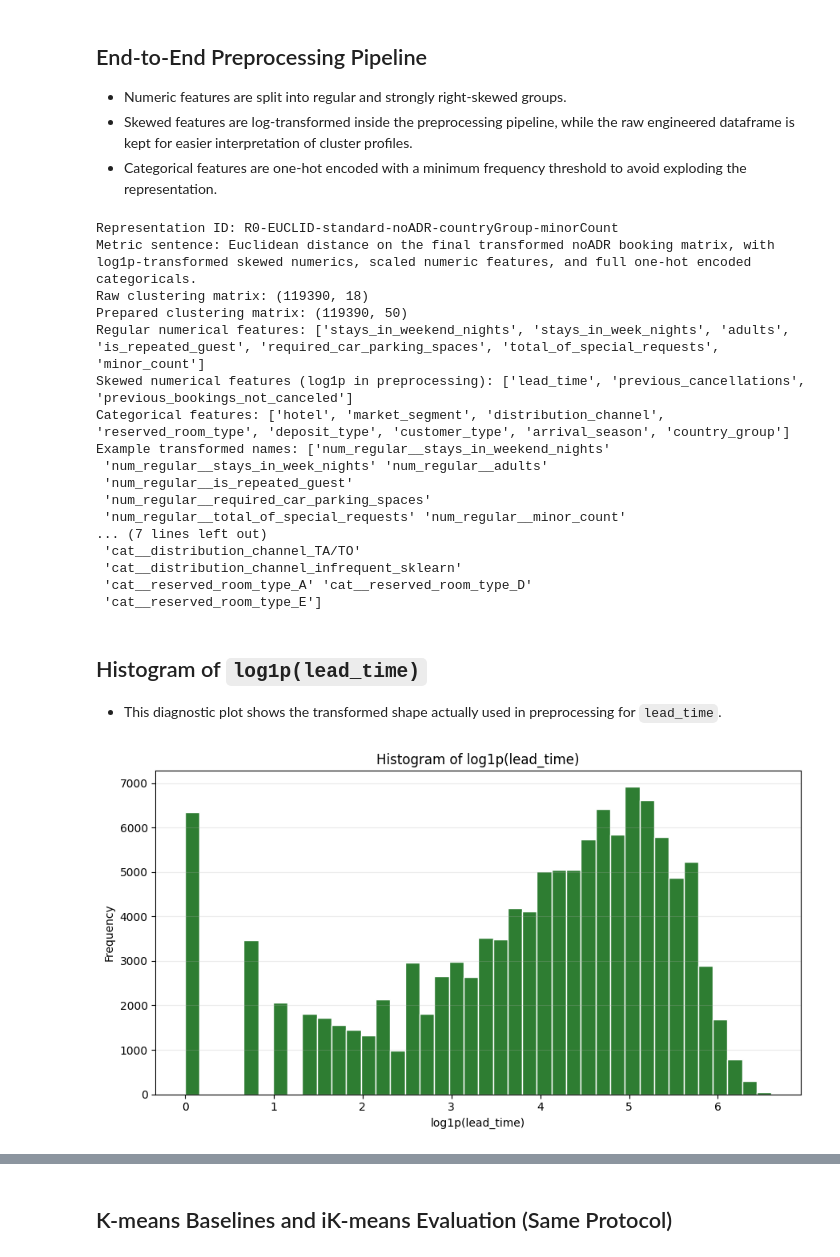
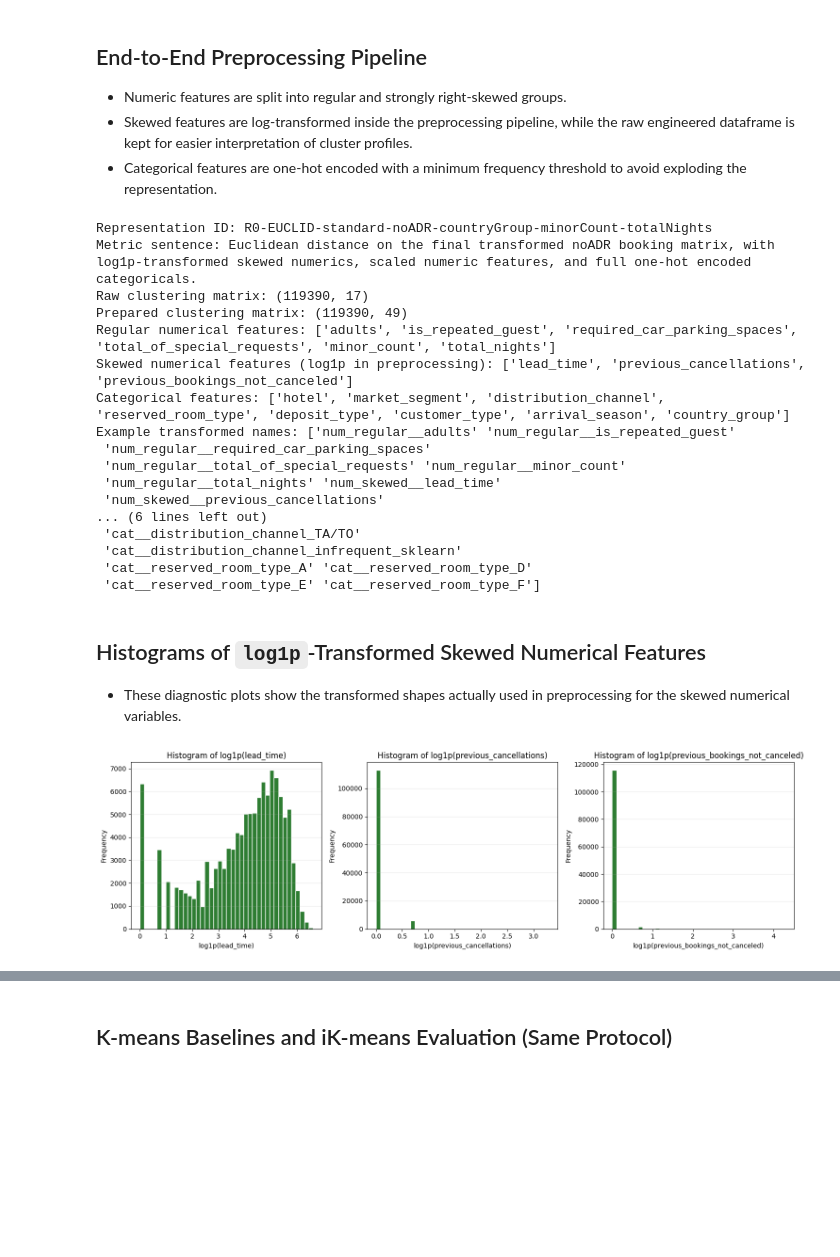
Before and after one commit to mreTeixeira7/usl_project1_72922_72898_60253, a Jupyter notebook: project.ipynb, the cells around one changed output, grey strips where cells are left out. Drawn from its saved outputs; the diff is of its cells as text; code cells hidden in the pictures; blank space fills up the shorter version.

Commit message:
Add files via upload
total_nights

```diff
--- a/project.ipynb
+++ b/project.ipynb
@@ -151,14 +400,16 @@ def group_country(code):
     return "Other"
 
 minor_count = X["children"].fillna(0) + X["babies"].fillna(0)
+total_nights = X["stays_in_weekend_nights"].fillna(0) + X["stays_in_week_nights"].fillna(0)
 
 X = X.assign(
     arrival_season=X["arrival_date_month"].map(month_to_season),
     country_group=X["country"].apply(group_country),
     adults=X["adults"].clip(upper=4),
-    minor_count=minor_count.clip(upper=3),
+    minor_count=minor_count.clip(upper=4),
+    total_nights=total_nights,
 )
-X = X.drop(columns=["arrival_date_month", "country", "children", "babies"])
+X = X.drop(columns=["arrival_date_month", "country", "children", "babies", "stays_in_weekend_nights", "stays_in_week_nights"])
 
 print("Engineered clustering matrix shape:", X.shape)
 display(X.head())
@@ -395,7 +645,7 @@ def build_preprocessor(scaler_cls):
         remainder="drop",
     )
 
-representation_id = "R0-EUCLID-standard-noADR-countryGroup-minorCount"
+representation_id = "R0-EUCLID-standard-noADR-countryGroup-minorCount-totalNights"
 representation_metric_sentence = (
     "Euclidean distance on the final transformed noADR booking matrix, "
     "with log1p-transformed skewed numerics, scaled numeric features, and full one-hot encoded categoricals."
@@ -414,38 +664,46 @@ print("Skewed numerical features (log1p in preprocessing):", skewed_num_features
 print("Categorical features:", cat_features)
 print("Example transformed names:", feature_names[:25])
 # %% [output]
-Representation ID: R0-EUCLID-standard-noADR-countryGroup-minorCount
+Representation ID: R0-EUCLID-standard-noADR-countryGroup-minorCount-totalNights
 Metric sentence: Euclidean distance on the final transformed noADR booking matrix, with log1p-transformed skewed numerics, scaled numeric features, and full one-hot encoded categoricals.
-Raw clustering matrix: (119390, 18)
-Prepared clustering matrix: (119390, 50)
-Regular numerical features: ['stays_in_weekend_nights', 'stays_in_week_nights', 'adults', 'is_repeated_guest', 'required_car_parking_spaces', 'total_of_special_requests', 'minor_count']
+Raw clustering matrix: (119390, 17)
+Prepared clustering matrix: (119390, 49)
+Regular numerical features: ['adults', 'is_repeated_guest', 'required_car_parking_spaces', 'total_of_special_requests', 'minor_count', 'total_nights']
 Skewed numerical features (log1p in preprocessing): ['lead_time', 'previous_cancellations', 'previous_bookings_not_canceled']
 Categorical features: ['hotel', 'market_segment', 'distribution_channel', 'reserved_room_type', 'deposit_type', 'customer_type', 'arrival_season', 'country_group']
-Example transformed names: ['num_regular__stays_in_weekend_nights'
- 'num_regular__stays_in_week_nights' 'num_regular__adults'
- 'num_regular__is_repeated_guest'
+Example transformed names: ['num_regular__adults' 'num_regular__is_repeated_guest'
  'num_regular__required_car_parking_spaces'
  'num_regular__total_of_special_requests' 'num_regular__minor_count'
-... (7 lines left out)
+ 'num_regular__total_nights' 'num_skewed__lead_time'
+ 'num_skewed__previous_cancellations'
+... (6 lines left out)
  'cat__distribution_channel_TA/TO'
  'cat__distribution_channel_infrequent_sklearn'
  'cat__reserved_room_type_A' 'cat__reserved_room_type_D'
- 'cat__reserved_room_type_E']
+ 'cat__reserved_room_type_E' 'cat__reserved_room_type_F']
 # %% [markdown]
-## Histogram of `log1p(lead_time)`
-- This diagnostic plot shows the transformed shape actually used in preprocessing for `lead_time`.
+## Histograms of `log1p`-Transformed Skewed Numerical Features
+- These diagnostic plots show the transformed shapes actually used in preprocessing for the skewed numerical variables.
 # %%
-lead_time_log = np.log1p(X["lead_time"].dropna())
+log_features = [
+    "lead_time",
+    "previous_cancellations",
+    "previous_bookings_not_canceled",
+]
 
-plt.figure(figsize=(9, 5))
-plt.hist(lead_time_log, bins=40, color="#2E7D32", edgecolor="white")
-plt.title("Histogram of log1p(lead_time)")
-plt.xlabel("log1p(lead_time)")
-plt.ylabel("Frequency")
-plt.grid(axis="y", alpha=0.25)
+fig, axes = plt.subplots(1, len(log_features), figsize=(15, 4.5))
+
+for ax, feature in zip(axes, log_features):
+    values_log = np.log1p(X[feature].dropna())
+    ax.hist(values_log, bins=40, color="#2E7D32", edgecolor="white")
+    ax.set_title(f"Histogram of log1p({feature})")
+    ax.set_xlabel(f"log1p({feature})")
+    ax.set_ylabel("Frequency")
+    ax.grid(axis="y", alpha=0.25)
+
 plt.tight_layout()
 plt.show()
 # %% [output]
-[figure, old version]
+[figure, new version]
 # %% [markdown]
 ## Final Representation Declaration
```
Also changed, not shown: parts of 13 cells of this notebook.
